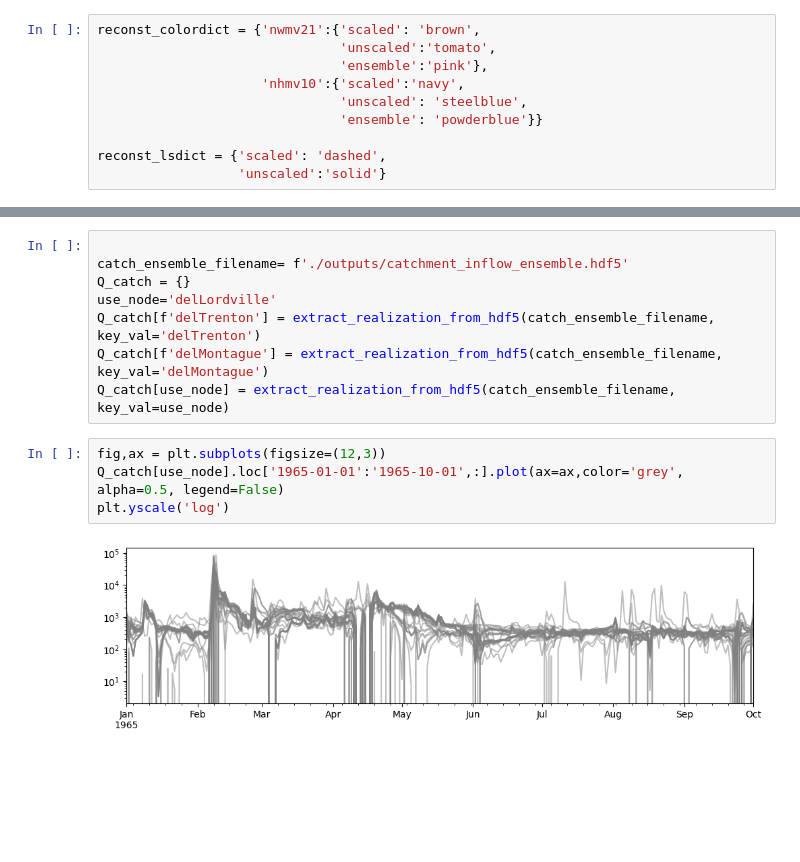
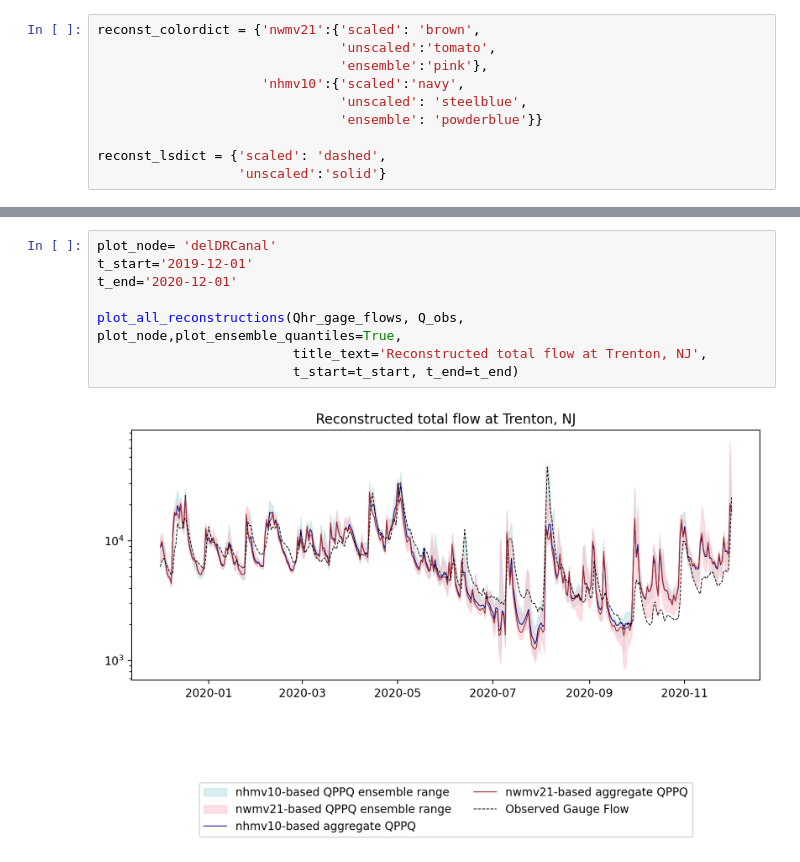
Before and after one commit to Pywr-DRB/DRB-Historic-Reconstruction, a Jupyter notebook: reconstruction_diagnostics.ipynb, the cells around one changed output, grey strips where cells are left out. Cells and saved outputs as stored; diff of their text form; blank space fills up the shorter version.

```diff
--- a/reconstruction_diagnostics.ipynb
+++ b/reconstruction_diagnostics.ipynb
@@ -170,14 +158,10 @@ def extract_realization_from_hdf5(hdf5_file, key_val):
-# %%
-
-catch_ensemble_filename= f'./outputs/catchment_inflow_ensemble.hdf5'
-Q_catch = {}
-use_node='delLordville'
-Q_catch[f'delTrenton'] = extract_realization_from_hdf5(catch_ensemble_filename, key_val='delTrenton')
-Q_catch[f'delMontague'] = extract_realization_from_hdf5(catch_ensemble_filename, key_val='delMontague')
-Q_catch[use_node] = extract_realization_from_hdf5(catch_ensemble_filename, key_val=use_node)
-# %%
-fig,ax = plt.subplots(figsize=(12,3))
-Q_catch[use_node].loc['1965-01-01':'1965-10-01',:].plot(ax=ax,color='grey', alpha=0.5, legend=False)
-plt.yscale('log')
-# %% [output]
-[figure, removed]
+# %%
+plot_node= 'delDRCanal'
+t_start='2019-12-01'
+t_end='2020-12-01'
+
+plot_all_reconstructions(Qhr_gage_flows, Q_obs, plot_node,plot_ensemble_quantiles=True,
+                         title_text='Reconstructed total flow at Trenton, NJ',
+                         t_start=t_start, t_end=t_end)
+# %% [output]
+[figure, added]
```
Also changed, not shown: parts of 8 cells of this notebook, 17 other files.
